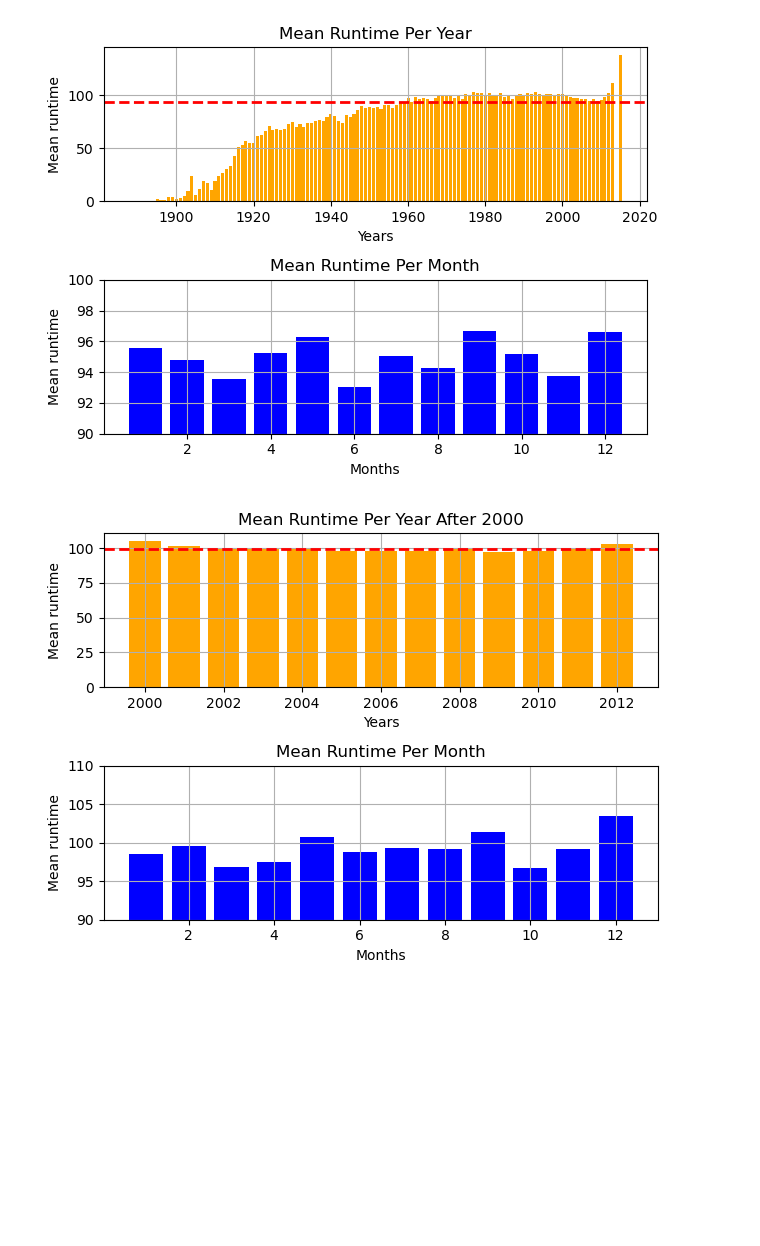
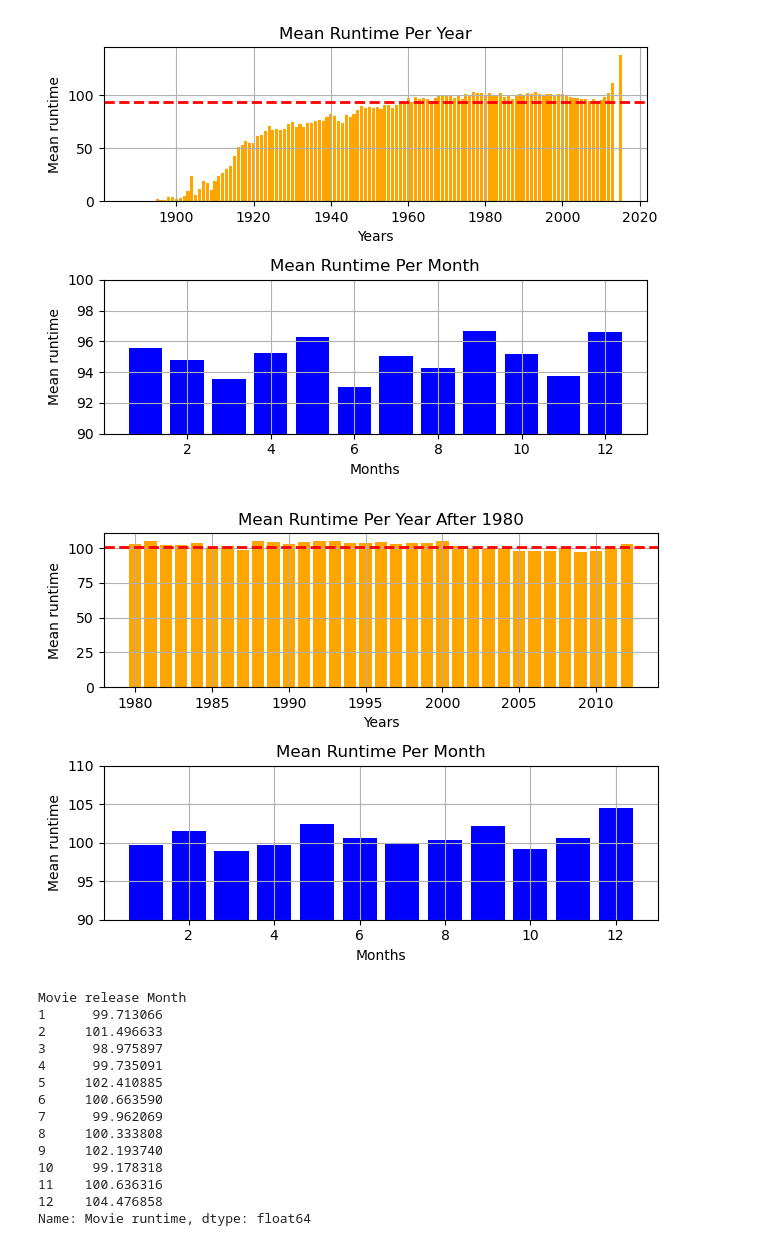
Before and after one commit to epfl-ada/ada-2023-project-dat4k, a Jupyter notebook: missingdate.ipynb, the cells around one changed output. Drawn from its saved outputs; the diff is of its cells as text; code cells hidden in the pictures; blank space fills up the shorter version.

```diff
--- a/missingdate.ipynb
+++ b/missingdate.ipynb
@@ -144,0 +149,10 @@ df22 = df22[df22['Movie release Year'] >= 2000]
+# %%
+#Creation of two different datafrale from df2. One with the movies before 1980 and the other one with the movies after 1980
+
+df21 = df2.copy(deep= True)
+df22 = df2.copy(deep=True)
+
+df21 = df21[df21['Movie release Year']<1980]
+df22 = df22[df22['Movie release Year'] >= 1980]
+
+print(f"Number of Movies before 1980 with runtime a month release available: {len(df21)}\nNumber of movies after 1980 with runtime a month release available: {len(df22)}")
@@ -256,40 +281,56 @@ plt.show()
 # %% [output]
 [figure]
 # %%
-##RUN TIME FOR YEARS AFTER 2000
+##RUN TIME FOR YEARS AFTER 1980
 
 df22 = df22.dropna(subset=['Movie runtime'])
 df22['Movie runtime'] = pd.to_numeric(df22['Movie runtime'], errors='raise')
 
 df22 = df22[df22['Movie runtime'] <= 500]
 
 mean_runtime = df22['Movie runtime'].mean()
 mean_runtime_per_year = df22.groupby('Movie release Year')['Movie runtime'].mean()
 mean_runtime_per_month = df22.groupby('Movie release Month')['Movie runtime'].mean()
 
 # Create the first subplot for the bar plot
 plt.subplot(2, 1, 1)
 plt.bar(mean_runtime_per_year.index, mean_runtime_per_year.values, color='orange')
 plt.axhline(mean_runtime, color='red', linestyle='dashed', linewidth=2, label='Overall Mean Runtime')
-plt.title('Mean Runtime Per Year After 2000')
+plt.title('Mean Runtime Per Year After 1980')
 plt.xlabel('Years')
 plt.ylabel('Mean runtime')
 plt.grid()
 
 # Create the second subplot for the line plot
 plt.subplot(2, 1, 2)
 plt.bar(mean_runtime_per_month.index, mean_runtime_per_month.values, color='blue')
 plt.title('Mean Runtime Per Month')
 plt.xlabel('Months')
 plt.ylabel('Mean runtime')
 plt.ylim(90, 110)
 plt.grid()
 
 # Adjust layout
 plt.tight_layout()
 
 # Show the plots
 plt.show()
+
+print(mean_runtime_per_month)
 # %% [output]
-[figure, old version]
+[figure, new version]
+Movie release Month
+1      99.713066
+2     101.496633
+3      98.975897
+4      99.735091
+5     102.410885
+6     100.663590
+7      99.962069
+8     100.333808
+9     102.193740
+10     99.178318
+11    100.636316
+12    104.476858
+Name: Movie runtime, dtype: float64
 # %%
```
Also changed, not shown: parts of 8 cells of this notebook, 2 other files.
